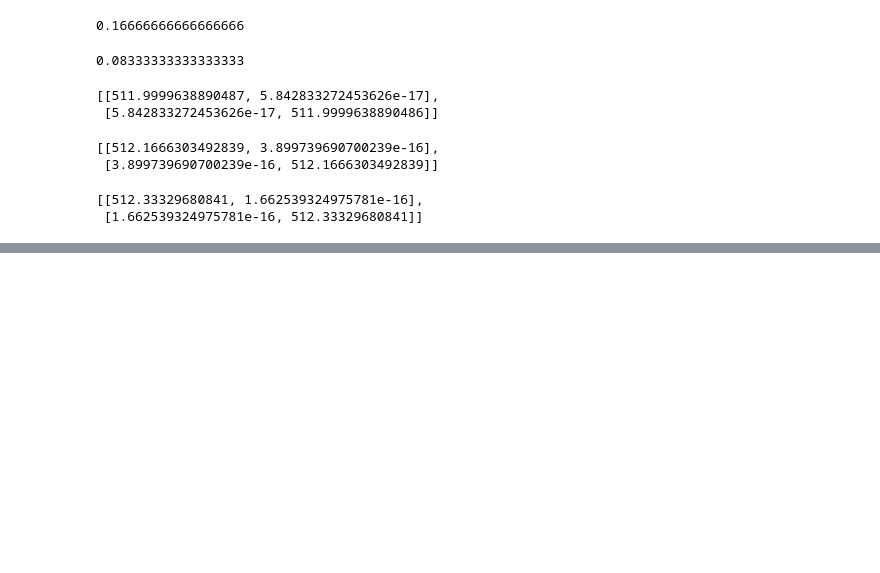
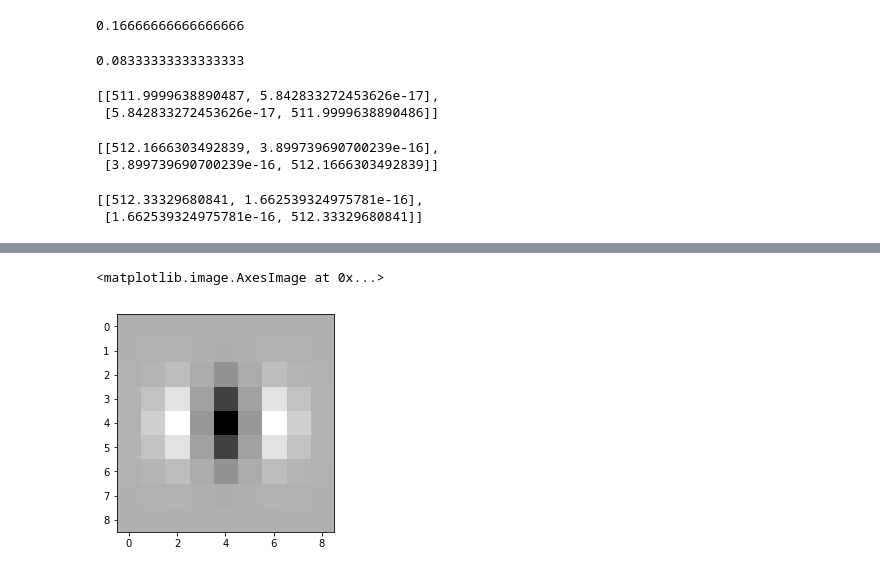
Before and after one commit to tonylindeberg/pyscsp, a Jupyter notebook: discscsptest.ipynb, the cells around one changed output, grey strips where cells are left out. Drawn from its saved outputs; the diff is of its cells as text; code cells hidden in the pictures; blank space fills up the shorter version.

```diff
--- a/discscsptest.ipynb
+++ b/discscsptest.ipynb
@@ -573,0 +584,5 @@ discscsp.variance(discscsp.linintgaussconv(discscsp.linintgaussconv(delta, 16),
+# %%
+plt.imshow(discscsp.applyNjetfcn(discscsp.scspconv(discscsp.deltafcn(9,9),1.0,'intgauss'), 'Lxx'), cmap='gray', interpolation='nearest')
+# %% [output]
+<matplotlib.image.AxesImage at 0x...>
+[figure, added]
```
Also changed, not shown: parts of 5 cells of this notebook, 2 other files.
